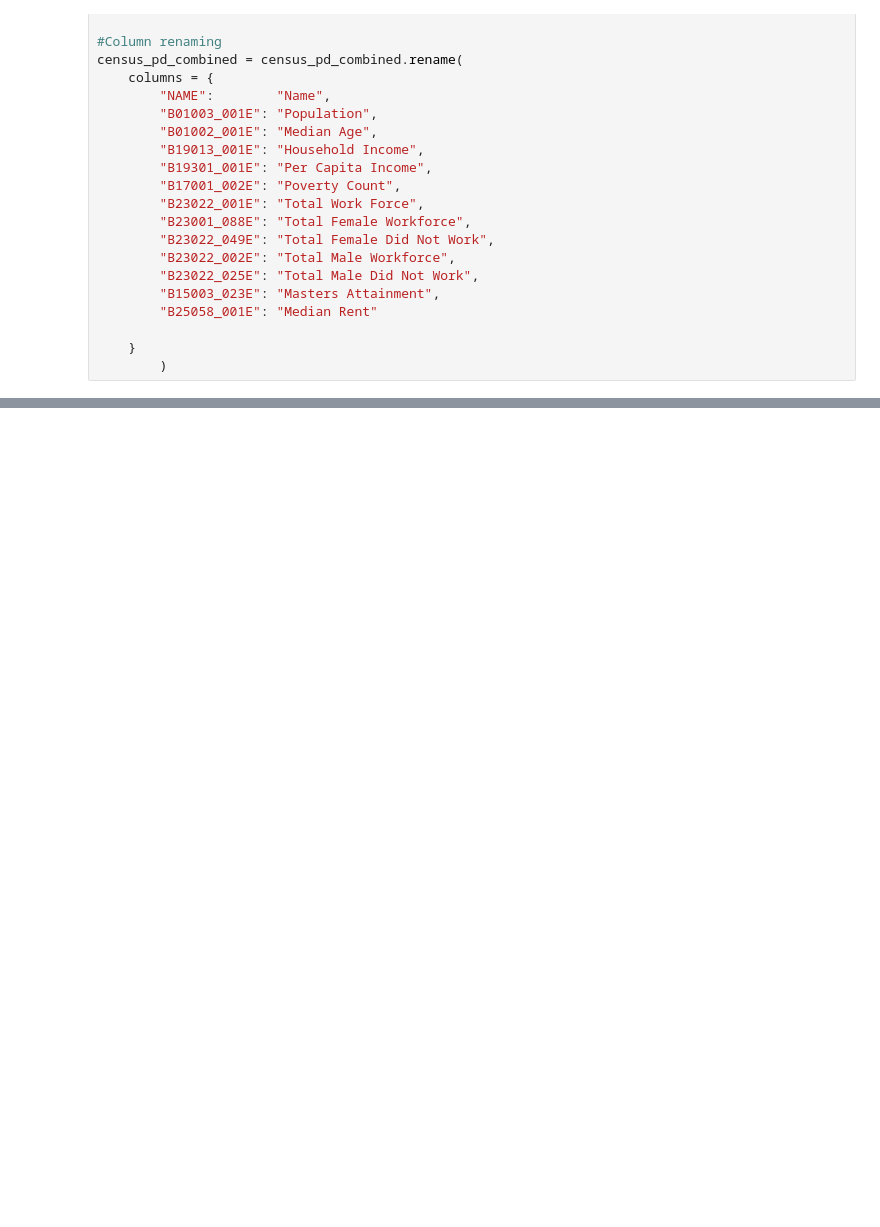
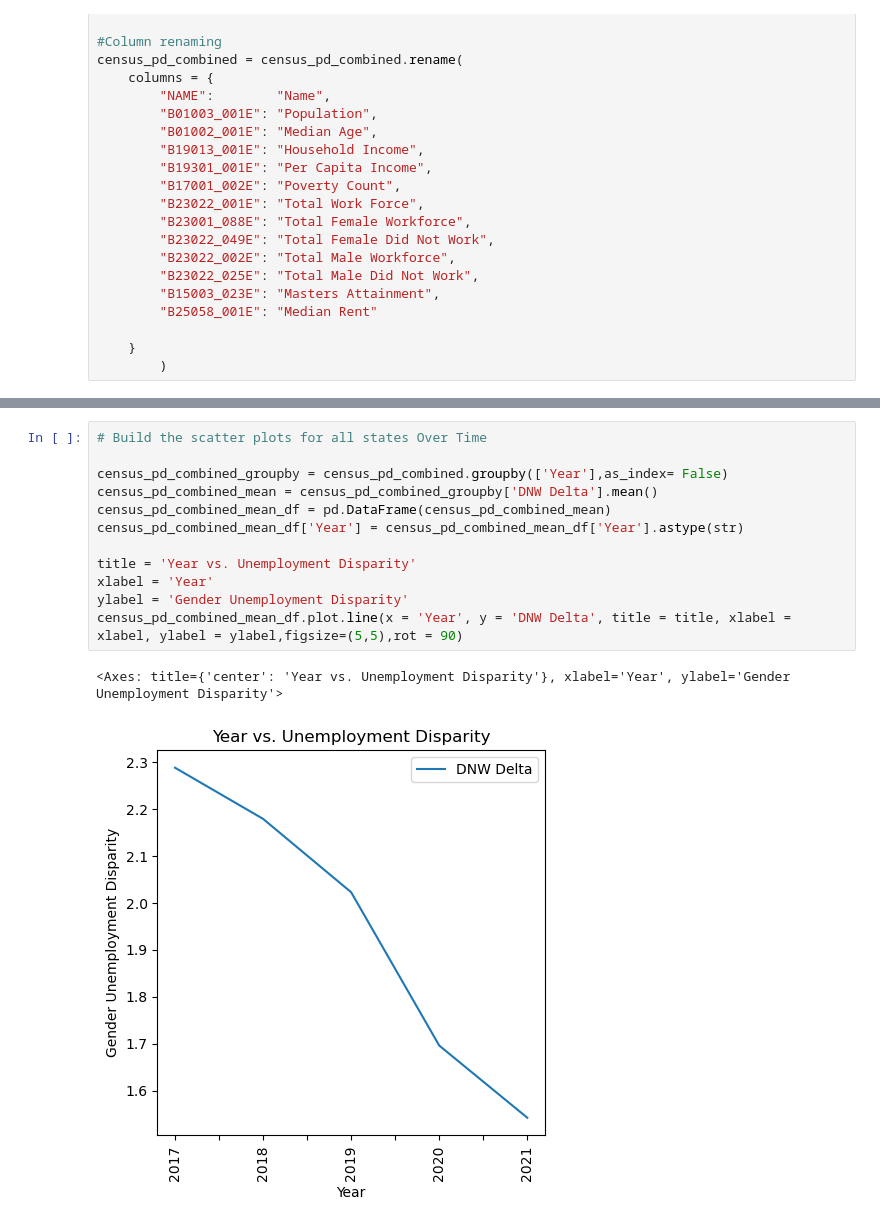
Before and after one commit to Nathanhans/Project_1, a Jupyter notebook: Nathan_Analysis/Data/census_dataframe.ipynb, the cells around one changed output, grey strips where cells are left out. Cells and saved outputs as stored; diff of their text form; blank space fills up the shorter version.

```diff
--- a/Nathan_Analysis/Data/census_dataframe.ipynb
+++ b/Nathan_Analysis/Data/census_dataframe.ipynb
@@ -139,0 +165,15 @@ census_pd_combined.to_csv("Data/census_data.csv", encoding="utf-8", index=False)
+# %%
+# Build the scatter plots for all states Over Time
+
+census_pd_combined_groupby = census_pd_combined.groupby(['Year'],as_index= False)
+census_pd_combined_mean = census_pd_combined_groupby['DNW Delta'].mean()
+census_pd_combined_mean_df = pd.DataFrame(census_pd_combined_mean)
+census_pd_combined_mean_df['Year'] = census_pd_combined_mean_df['Year'].astype(str)
+
+title = 'Year vs. Unemployment Disparity'
+xlabel = 'Year'
+ylabel = 'Gender Unemployment Disparity'
+census_pd_combined_mean_df.plot.line(x = 'Year', y = 'DNW Delta', title = title, xlabel = xlabel, ylabel = ylabel,figsize=(5,5),rot = 90)
+# %% [output]
+<Axes: title={'center': 'Year vs. Unemployment Disparity'}, xlabel='Year', ylabel='Gender Unemployment Disparity'>
+[figure, added]
```
Also changed, not shown: parts of 13 cells of this notebook.
